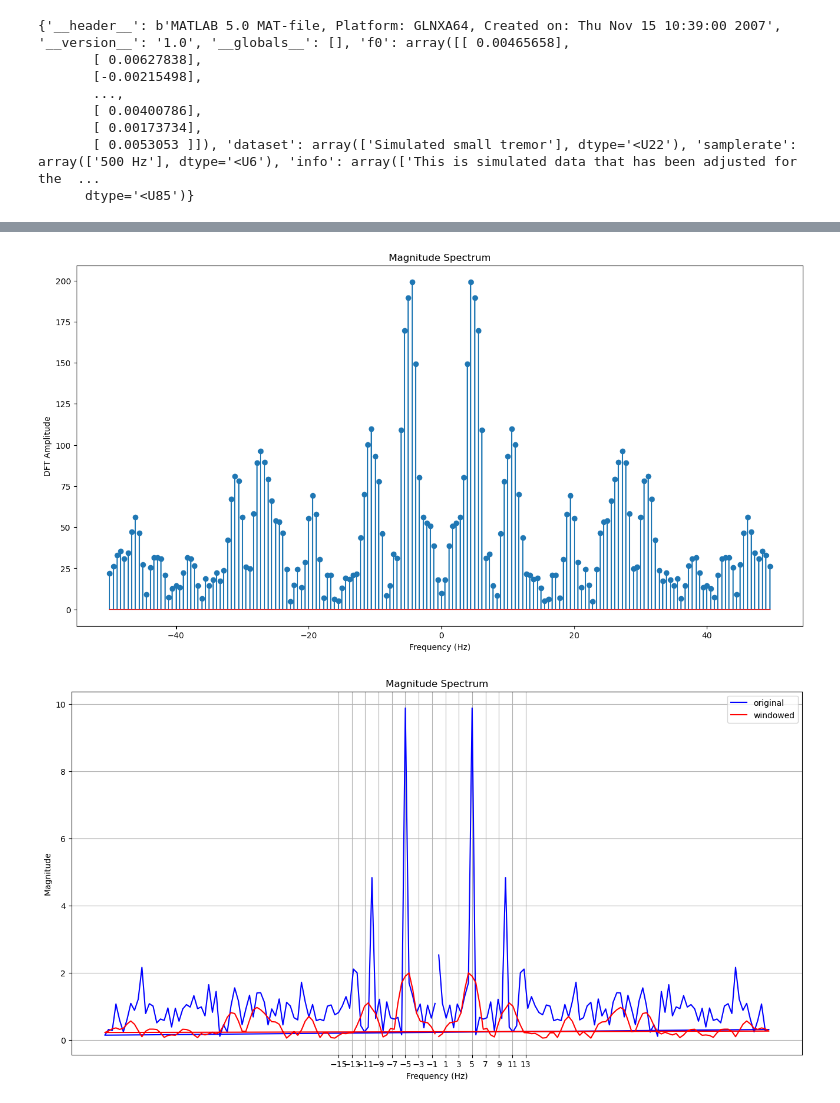
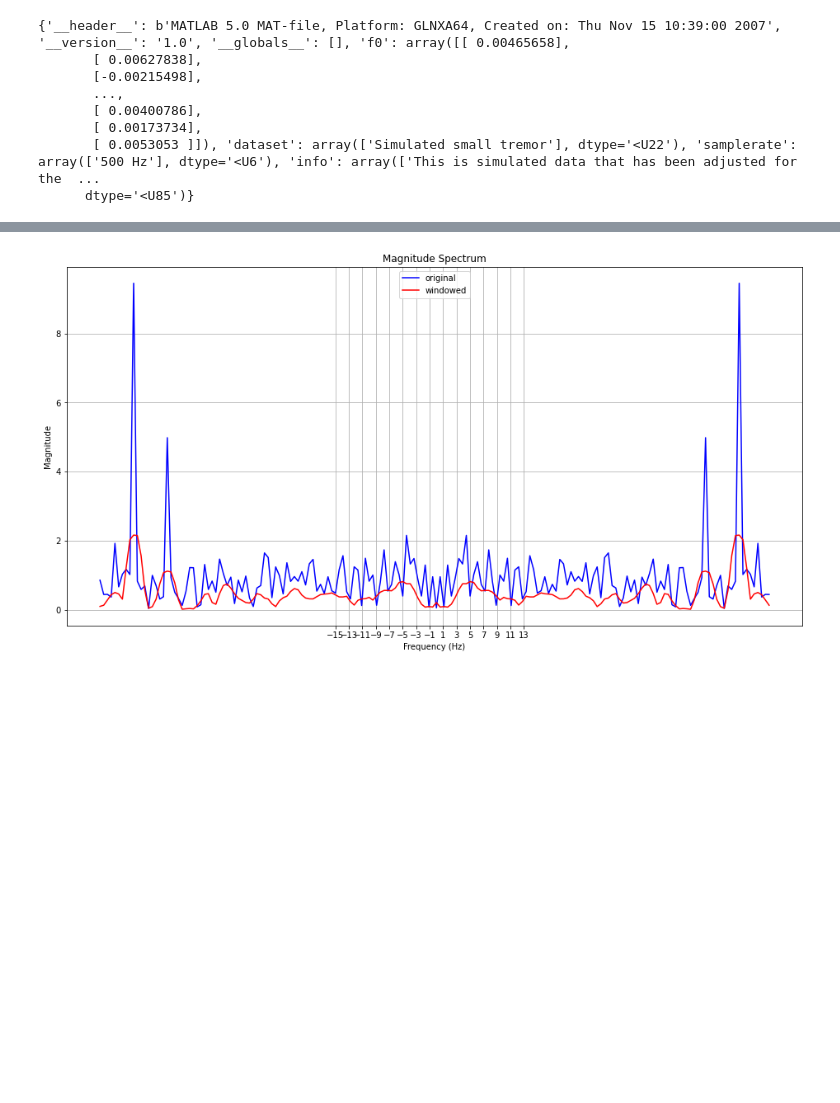
Before and after one commit to JennyYuanZW/FT-Windowing, a Jupyter notebook: Experiment.ipynb, the cells around one changed output, grey strips where cells are left out. Cells and saved outputs as stored; diff of their text form; code cells hidden in the pictures; blank space fills up the shorter version.

```diff
--- a/Experiment.ipynb
+++ b/Experiment.ipynb
@@ -30,6 +30,7 @@ dataset1_transform.DFTplot()
 
 import numpy as np
 import matplotlib.pyplot as plt
+from collections import OrderedDict
 %matplotlib inline
 def plot_dft(x, fs):
     """
@@ -38,7 +39,6 @@ def plot_dft(x, fs):
     N = len(x)
     X = np.fft.fft(x)  # Compute the DFT using numpy's fft function
     freq = np.fft.fftfreq(N, d=1/fs)  # Compute the frequency axis
-
     # Plot the magnitude spectrum
     plt.figure(figsize=(16, 8))
     #the magnitude was divided by the sample rate to match it to the original amplitude of the signal
@@ -61,21 +61,22 @@ def plot_dft_compare(x, fs, x_windowed):
     N = len(x)
     X = np.fft.fft(x)  # Compute the DFT using numpy's fft function
     freq = np.fft.fftfreq(N, d=1/fs)  # Compute the frequency axis
-
-
+    dictionary= dict(zip(freq, X))
+    dict1 = OrderedDict(sorted(dictionary.items()))
     #for the windowed function
     N_windowed = len(x_windowed)
     X_windowed = np.fft.fft(x_windowed)  # Compute the DFT using numpy's fft function
     freq_windowed = np.fft.fftfreq(N_windowed, d=1/fs)  # Compute the frequency axis
-
+    dictionary2= dict(zip(freq_windowed, X_windowed))
+    dict2 = OrderedDict(sorted(dictionary2.items()))
     # Plot the magnitude spectrum
     plt.figure(figsize=(16, 8))
     #the magnitude was divided by the sample rate to match it to the original amplitude of the signal
 
     #plt.stem(freq, np.abs(X)/fs, 'b')
     #plt.stem(freq_windowed, np.abs(X_windowed)/fs, 'r')
-    plt.plot(freq, np.abs(X)/fs, 'b', label='original')
-    plt.plot(freq_windowed, np.abs(X_windowed)/fs, 'r', label='windowed')
+    plt.plot(np.array(list(dict1.keys())), abs(np.array(list(dict1.values())))/fs, 'b', label='original')
+    plt.plot(np.array(list(dict2.keys())), abs(np.array(list(dict2.values())))/fs, 'r', label='windowed')
     #plt.grid(which='major', axis='both', linestyle='--', linewidth=0.5, color='gray')
     #plt.grid(which='minor', axis='both', linestyle=':', linewidth=0.5, color='black')
     plt.xticks(np.arange(-15, 15, 2))
@@ -145,14 +150,9 @@ plot_dft_compare(sampled_val,1/st,dataset_sin_hanning)
 # %%
 #flattopwindow
-flattopwindow = signal.windows.flattop(sampling_range)
-flattopwindow = dataset_sin * flattopwindow
-dataset_sin_flattopwindow = DiscreteFourierTransform(flattopwindow[0:sampling_range], 1/sr)
-dataset_sin_flattopwindow.DFT()
-dataset_sin_flattopwindow.DFTplot()
+flattopwindow = sampled_val*signal.windows.flattop(sampling_range)
 plot_dft_compare(sampled_val,1/st,flattopwindow)
 # %% [output]
-[figure, old version]
+[figure, new version]
-[figure, removed]
 # %%
 #triangular window
 bartlettwindow = np.bartlett(sampling_range)
```
Also changed, not shown: parts of 7 cells of this notebook.
